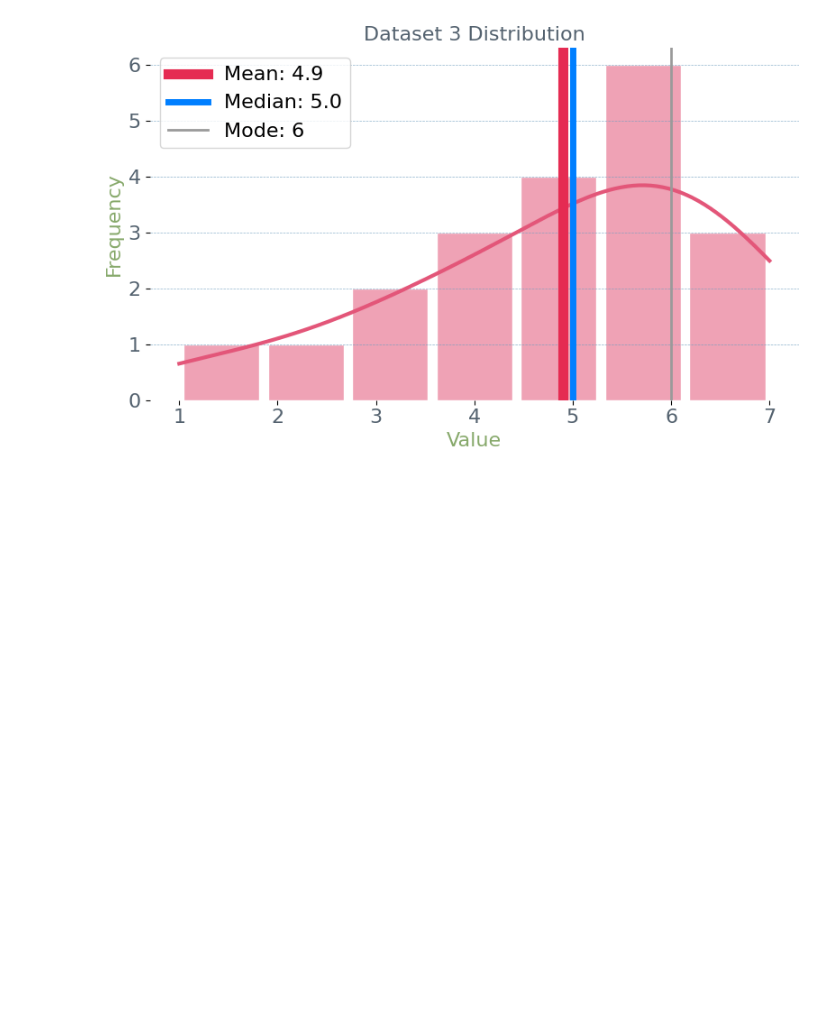
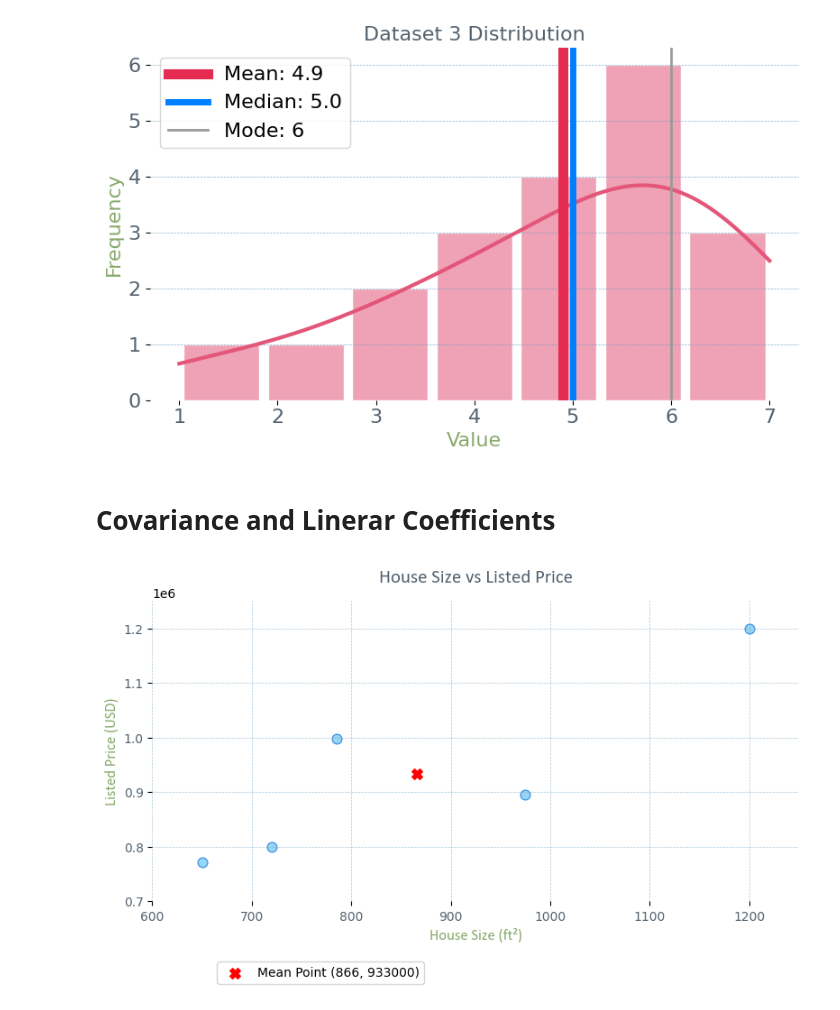
Before and after one commit to Rumaan-Kaisar/DataScience, a Jupyter notebook: Stat_ch1_dscptv/ch1_descriptive_stat_P2.ipynb, the cells around one changed output. Saved outputs shown, nothing was run; the diff lists cells and outputs as text; code cells hidden in the pictures; blank space fills up the shorter version.

```diff
--- a/Stat_ch1_dscptv/ch1_descriptive_stat_P2.ipynb
+++ b/Stat_ch1_dscptv/ch1_descriptive_stat_P2.ipynb
@@ -778,3 +778,54 @@ plt.tight_layout()
 plt.show()
 # %% [output]
 [figure]
+# %% [markdown]
+# Covariance and Linerar Coefficients
+# %%
+import matplotlib.pyplot as plt
+
+# Data
+sizes = [650, 785, 1200, 720, 975]
+prices = [772000, 998000, 1200000, 800000, 895000]
+
+# Font name
+fntNm = "Calibri"
+
+# Create scatter plot
+plt.figure(figsize=(8, 5))
+plt.scatter(sizes, prices,
+            color="#89cff0", edgecolors="#318ce7",
+            s=60, alpha=0.85)
+
+# Mean points
+x_mean = 866
+y_mean = 933000
+plt.scatter(x_mean, y_mean, color="red", s=70, marker="X", label="Mean Point (866, 933000)")
+
+# Axis limits (with small margin)
+plt.xlim(600, 1250)
+plt.ylim(700000, 1250000)
+
+# Labels and title
+plt.title("House Size vs Listed Price", fontsize=15, color="#54626f", pad=15, fontname=fntNm)
+plt.xlabel("House Size (ft²)", fontsize=12, color="#87a96b", fontname=fntNm)
+plt.ylabel("Listed Price (USD)", fontsize=12, color="#87a96b", fontname=fntNm)
+
+# Tick style
+plt.xticks(color="#54626f", fontsize=10)
+plt.yticks(color="#54626f", fontsize=10)
+
+# Grid and spines
+plt.grid(True, linestyle='--', linewidth=0.5, alpha=0.6, color="#72a0c1")
+for spine in plt.gca().spines.values():
+    spine.set_visible(False)
+
+# Add legend
+plt.legend(fontsize=9)
+
+# Place the legend outside the plot
+plt.legend(bbox_to_anchor=(0.1, -0.2), loc='upper left', borderaxespad=0.)
+
+plt.tight_layout()
+plt.show()
+# %% [output]
+[figure, added]
```
